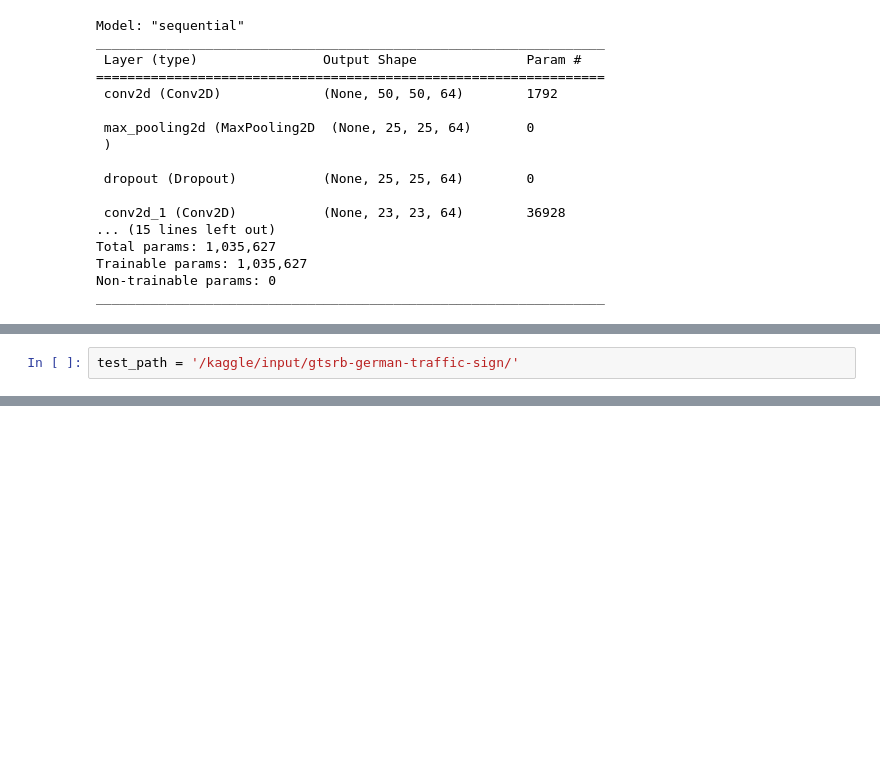
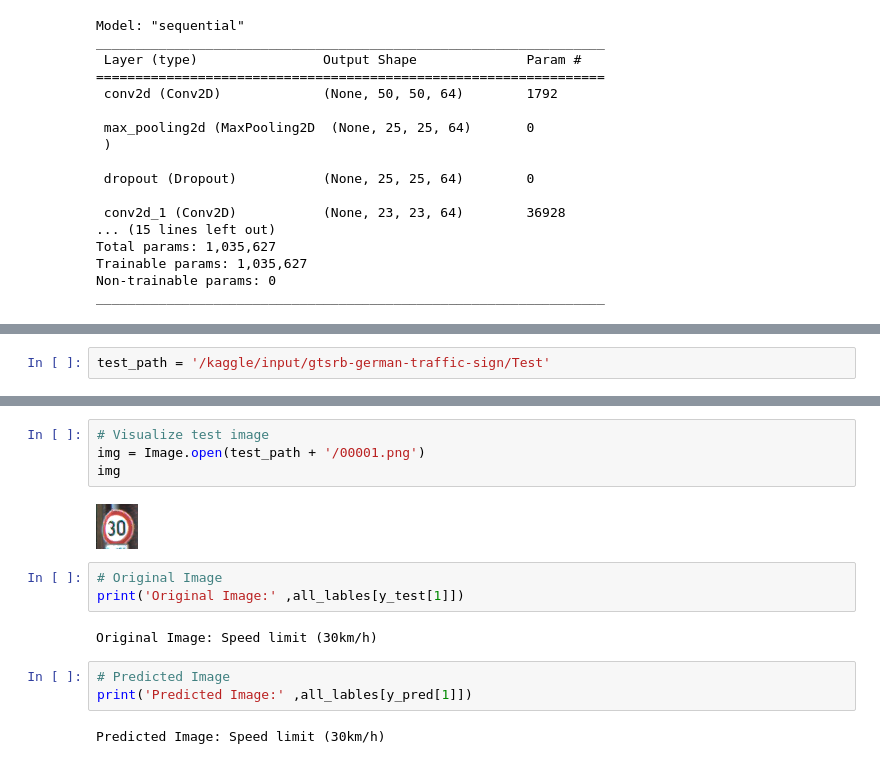
Before and after one commit to rohandawar/-daysforcoding, a Jupyter notebook: traffic-signs-classification.ipynb, the cells around one changed output, grey strips where cells are left out. Drawn from its saved outputs; the diff is of its cells as text; blank space fills up the shorter version.

Commit message:
Kaggle Notebook | Traffic_Signs_Classification | Version 5

```diff
--- a/traffic-signs-classification.ipynb
+++ b/traffic-signs-classification.ipynb
@@ -175,2 +175,2 @@ evaluation[['loss', 'val_loss']].plot()
 # %%
-test_path = '/kaggle/input/gtsrb-german-traffic-sign/'
+test_path = '/kaggle/input/gtsrb-german-traffic-sign/Test'
@@ -178,0 +228,16 @@ test_path = '/kaggle/input/gtsrb-german-traffic-sign/'
+# %%
+# Visualize test image
+img = Image.open(test_path + '/00001.png')
+img
+# %% [output]
+[figure, added]
+# %%
+# Original Image
+print('Original Image:' ,all_lables[y_test[1]])
+# %% [output]
+Original Image: Speed limit (30km/h)
+# %%
+# Predicted Image
+print('Predicted Image:' ,all_lables[y_pred[1]])
+# %% [output]
+Predicted Image: Speed limit (30km/h)
```
Also changed, not shown: parts of 10 cells of this notebook.
